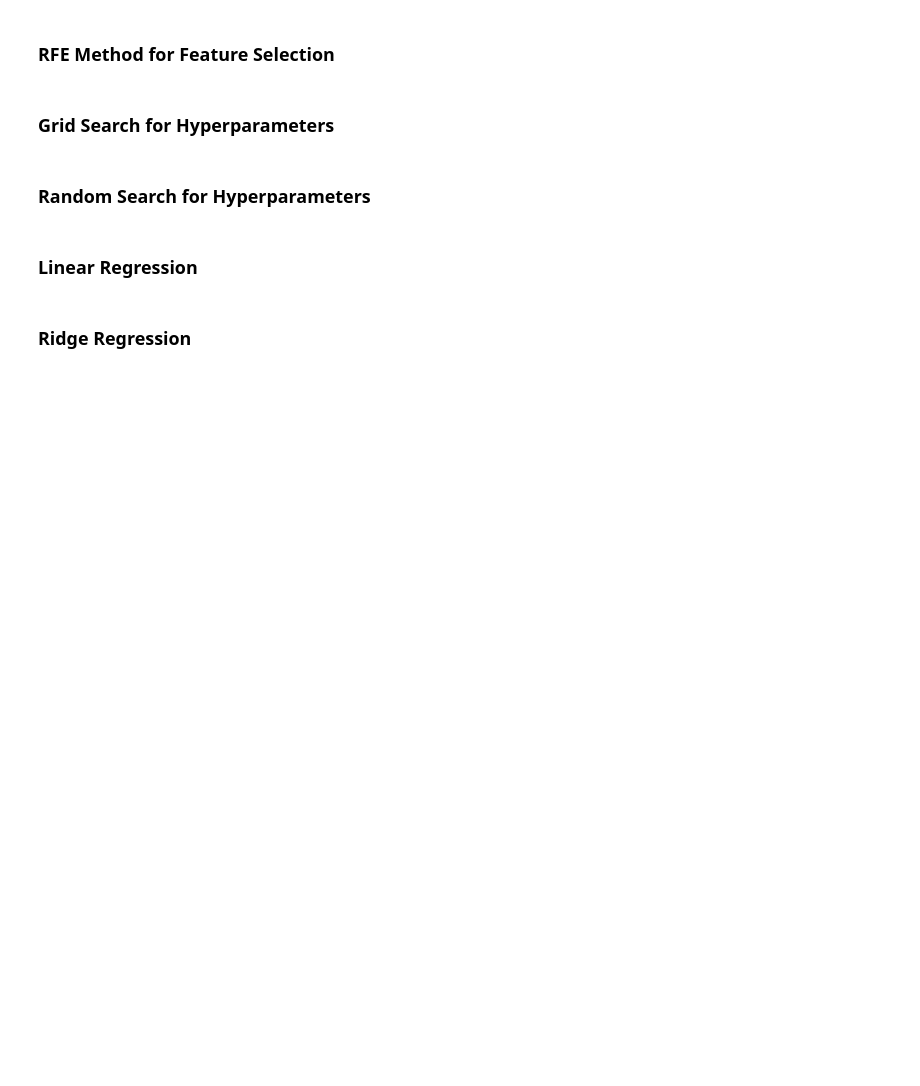
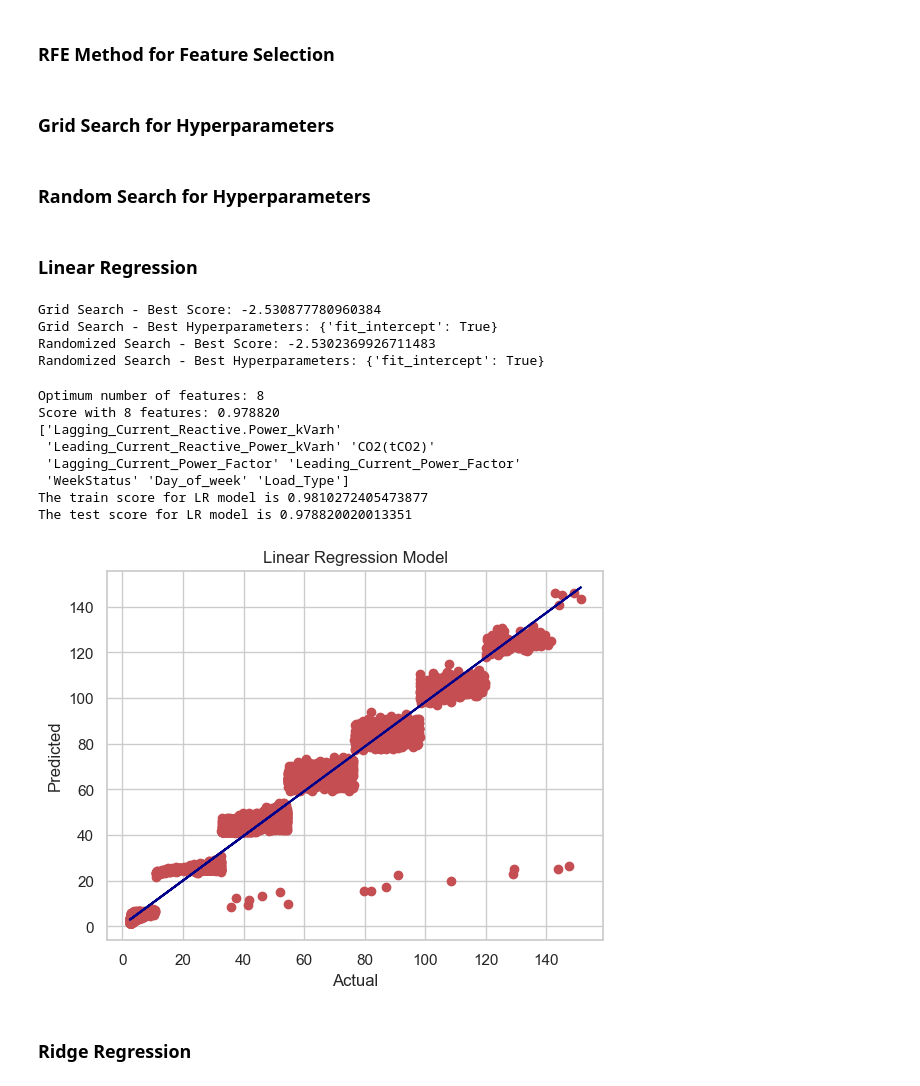
Before and after one commit to tea561/ML, a Jupyter notebook: Projekat1/proj1.ipynb, the cells around one changed output. Saved outputs shown, nothing was run; the diff lists cells and outputs as text; code cells hidden in the pictures; blank space fills up the shorter version.

```diff
--- a/Projekat1/proj1.ipynb
+++ b/Projekat1/proj1.ipynb
@@ -321,7 +494,13 @@ def rfe_method(model):
 # %% [markdown]
 <h3>Grid Search for Hyperparameters</h3>
 # %%
-def gridsearch(model, space, scoring='neg_mean_absolute_error', cv=10):
+def gridsearch(model, space, scoring='neg_mean_absolute_error', cv=10, scaler=None):
+    features, target = data.loc[:, data.columns != 'Usage_kWh'], data['Usage_kWh']
+    features_train, features_test, target_train, target_test = train_test_split(features, target, test_size=0.3, random_state=0)
+
+    if scaler is not None:
+        features_train = scaler.fit_transform(features_train)
+
     grid_search = GridSearchCV(model, space, scoring=scoring, n_jobs=-1, cv=cv)
     grid_result = grid_search.fit(features_train, target_train)
 
@@ -331,12 +510,31 @@ def gridsearch(model, space, scoring='neg_mean_absolute_error', cv=10):
 # %% [markdown]
 <h3>Random Search for Hyperparameters</h3>
 # %%
-def randomsearch(model, space, scoring='neg_mean_absolute_error'):
+def randomsearch(model, space, scoring='neg_mean_absolute_error', scaler=None):
+    features, target = data.loc[:, data.columns != 'Usage_kWh'], data['Usage_kWh']
+    features_train, features_test, target_train, target_test = train_test_split(features, target, test_size=0.3, random_state=0)
+
+    if scaler is not None:
+        features_train = scaler.fit_transform(features_train)
+
     randomized_search = RandomizedSearchCV(model, space, scoring=scoring)
     randomized_result = randomized_search.fit(features_train, target_train)
     print('Randomized Search - Best Score: %s' % randomized_result.best_score_)
     print('Randomized Search - Best Hyperparameters: %s' % randomized_result.best_params_)
     return randomized_result.best_params_
+# %%
+def visualize_model(x, y, title):
+    plt.title(title)
+    plt.plot(x, y, 'o', color='r')
+
+    m, b = np.polyfit(x, y, 1)
+    plt.plot(x, m * x + b, color = 'darkblue')
+    plt.xlabel('Actual')
+    plt.ylabel('Predicted')
+    plt.show()
+# %%
+training_score = []
+testing_score = []
 # %% [markdown]
 <h3>Linear Regression</h3>
 # %%
@@ -362,33 +560,54 @@ if hyperparams_gridsearch['fit_intercept'] == hyperparams_randomsearch['fit_inte
     print("The train score for LR model is {}".format(train_score))
     print("The test score for LR model is {}".format(test_score))
 else:
     model.fit_intercept = hyperparams_gridsearch['fit_intercept']
 
     selected_features = rfe_method(model)
 
     features, target = selected_features, data['Usage_kWh']
     features_train, features_test, target_train, target_test = train_test_split(features, target, test_size=0.3, random_state=0)
 
     model.fit(features_train, target_train)
     train_score = model.score(features_train, target_train)
     test_score = model.score(features_test, target_test)
 
     print("GridSearch: The train score for LR model is {}".format(train_score))
     print("GridSearch: The test score for LR model is {}".format(test_score))
 
     model.fit_intercept = hyperparams_randomsearch['fit_intercept']
 
     selected_features = rfe_method(model)
 
     features, target = selected_features, data['Usage_kWh']
     features_train, features_test, target_train, target_test = train_test_split(features, target, test_size=0.3, random_state=0)
 
     model.fit(features_train, target_train)
     train_score = model.score(features_train, target_train)
     test_score = model.score(features_test, target_test)
 
     print("RandomSearch: The train score for LR model is {}".format(train_score))
     print("RandomSearch: The test score for LR model is {}".format(test_score))
+
+training_score.append(train_score)
+testing_score.append(test_score)
+
+predicted = model.predict(features_test)
+
+visualize_model(target_test, predicted, "Linear Regression Model")
+# %% [output]
+Grid Search - Best Score: -2.530877780960384
+Grid Search - Best Hyperparameters: {'fit_intercept': True}
+Randomized Search - Best Score: -2.5302369926711483
+Randomized Search - Best Hyperparameters: {'fit_intercept': True}
+Optimum number of features: 8
+Score with 8 features: 0.978820
+['Lagging_Current_Reactive.Power_kVarh'
+ 'Leading_Current_Reactive_Power_kVarh' 'CO2(tCO2)'
+ 'Lagging_Current_Power_Factor' 'Leading_Current_Power_Factor'
+ 'WeekStatus' 'Day_of_week' 'Load_Type']
+The train score for LR model is 0.9810272405473877
+The test score for LR model is 0.978820020013351
+[figure, added]
 # %% [markdown]
 <h3>Ridge Regression</h3>
 # %%
```
Also changed, not shown: parts of 35 cells of this notebook.
